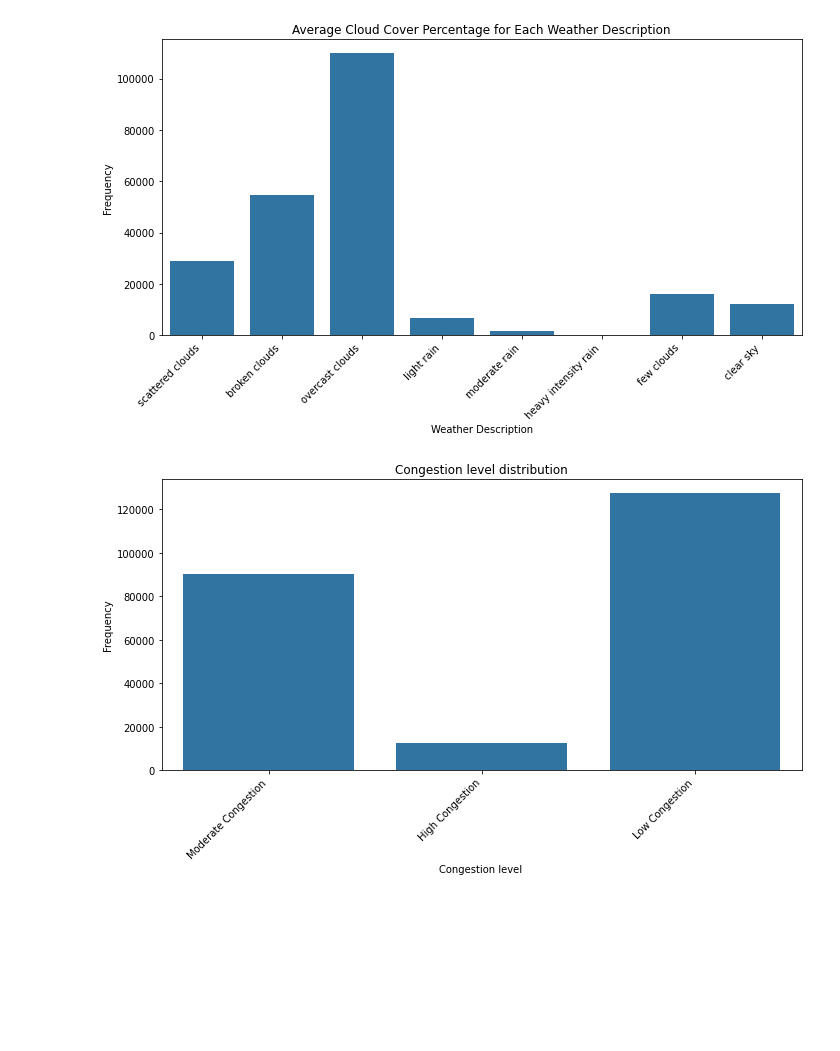
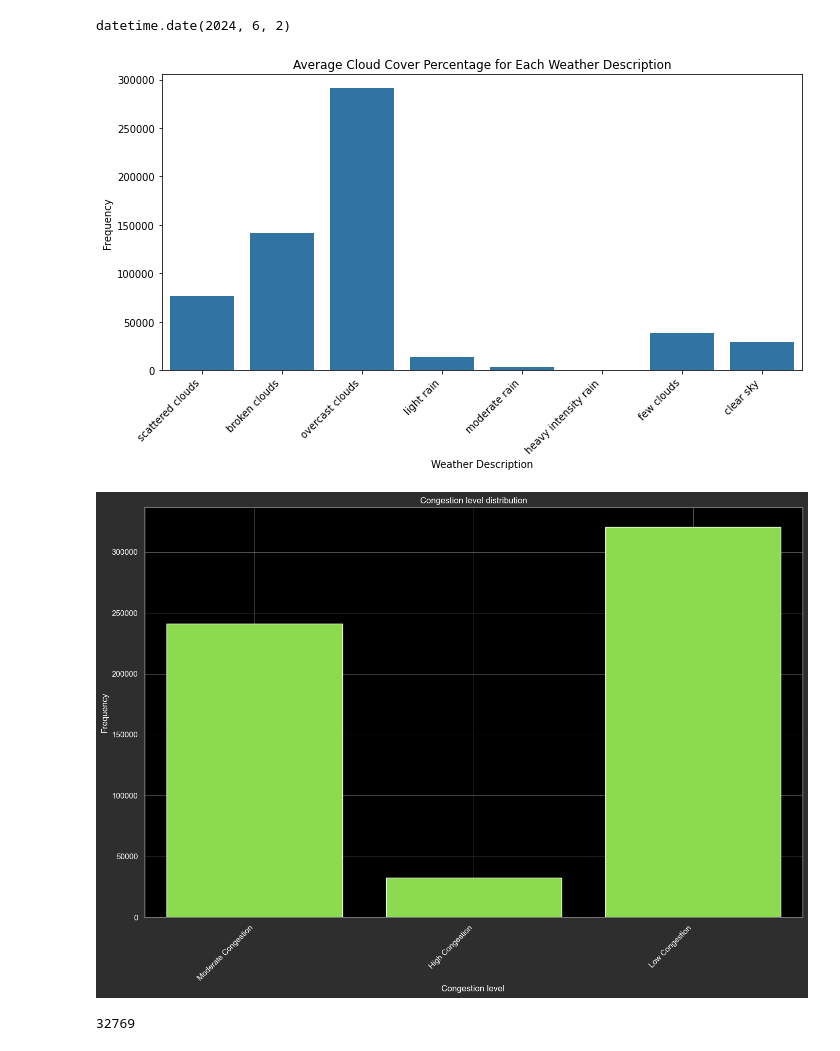
Before and after one commit to CameliaOprea1/Disertatie, a Jupyter notebook: EDA/data_analysis.ipynb, the cells around one changed output. Drawn from its saved outputs; the diff is of its cells as text; code cells hidden in the pictures; blank space fills up the shorter version.

```diff
--- a/EDA/data_analysis.ipynb
+++ b/EDA/data_analysis.ipynb
@@ -21,7 +21,11 @@ import seaborn as sns
 from datetime import date
 
 today_date = date.today()
-prior_day = today_date - timedelta(days=1)
+prior_day = today_date - timedelta(days=10)
+# %%
+prior_day
+# %% [output]
+datetime.date(2024, 6, 2)
 # %%
 df_ml = pd.read_csv('C:\\Users\\Camelia\\Desktop\\app\\Disertatie\\ML\\MLDatasetUntil_'+prior_day.strftime("%Y-%m-%d")+'.csv')
 # %%
@@ -34,17 +38,28 @@ plt.xticks(rotation=45, ha='right')
 plt.tight_layout()
 plt.show()
 # %% [output]
-[figure, old version]
+[figure, new version]
 # %%
-plt.figure(figsize=(10, 6))
-sns.countplot(data=df_ml, x='congestion_level')
+fig, ax = plt.subplots(figsize=(14, 10))
+sns.countplot(data=df_ml, x='congestion_level', color='#89f336')
 plt.title('Congestion level distribution')
 plt.xlabel('Congestion level ')
 plt.ylabel('Frequency')
 plt.xticks(rotation=45, ha='right')
+plt.grid(True, color='grey', linestyle='-', linewidth=0.5)  # Set grid color to grey
+fig.patch.set_facecolor('#2E2E2E')  # Set figure background color
 plt.tight_layout()
+# Change the color of the spines to grey
+ax.spines['top'].set_color('grey')
+ax.spines['right'].set_color('grey')
+ax.spines['bottom'].set_color('grey')
+ax.spines['left'].set_color('grey')
 plt.show()
 # %% [output]
-[figure, old version]
+[figure, new version]
 # %%
 df_merged = pd.read_csv('C:\\Users\\Camelia\\Desktop\\app\\Disertatie\\GeneticAlg\\MergedUntil_'+prior_day.strftime("%Y-%m-%d")+'.csv')
+# %%
+len(df_merged)
+# %% [output]
+32769
```
Also changed, not shown: parts of 16 cells of this notebook, 8 other files.
